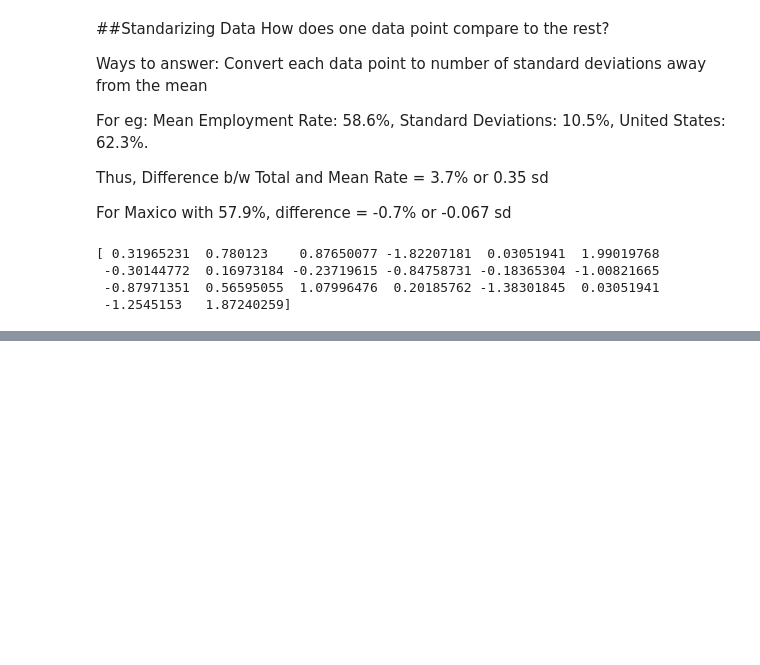
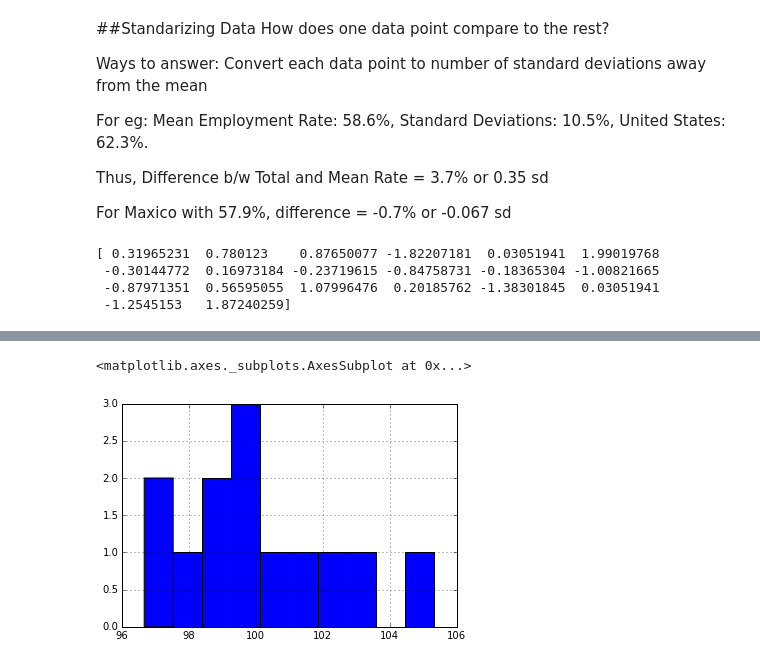
Before and after one commit to Sona58/Udacity, a Jupyter notebook: Intro to Data Analysis/Lesson2/Lesson 2.ipynb, the cells around one changed output, grey strips where cells are left out. Drawn from its saved outputs; the diff is of its cells as text; code cells hidden in the pictures; blank space fills up the shorter version.

```diff
--- a/Intro to Data Analysis/Lesson2/Lesson 2.ipynb
+++ b/Intro to Data Analysis/Lesson2/Lesson 2.ipynb
@@ -326,0 +773,5 @@ print(standardize_data(employment))
+# %%
+male_completion_us.hist()
+# %% [output]
+<matplotlib.axes._subplots.AxesSubplot at 0x...>
+[figure, added]
```
Also changed, not shown: parts of 58 cells of this notebook.
